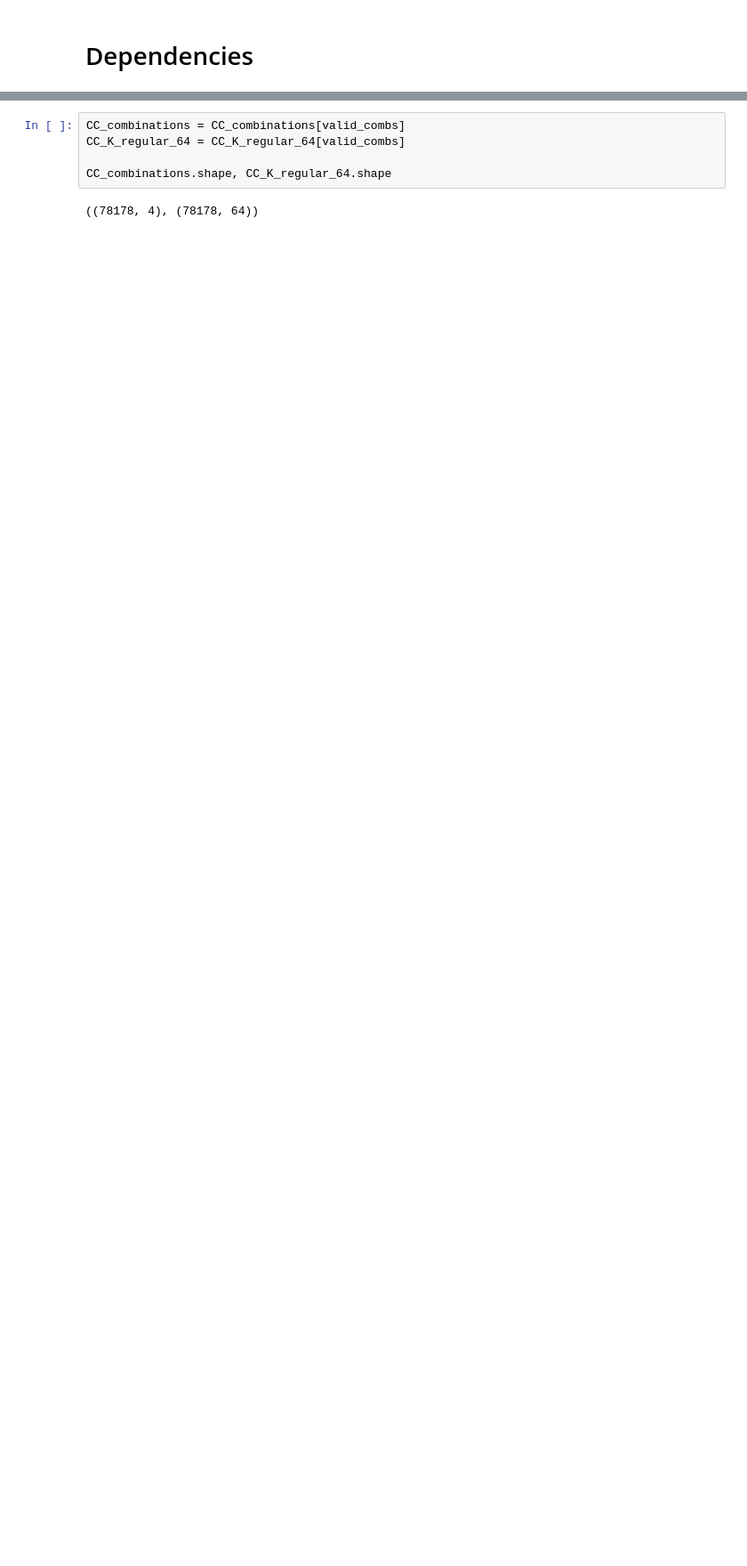
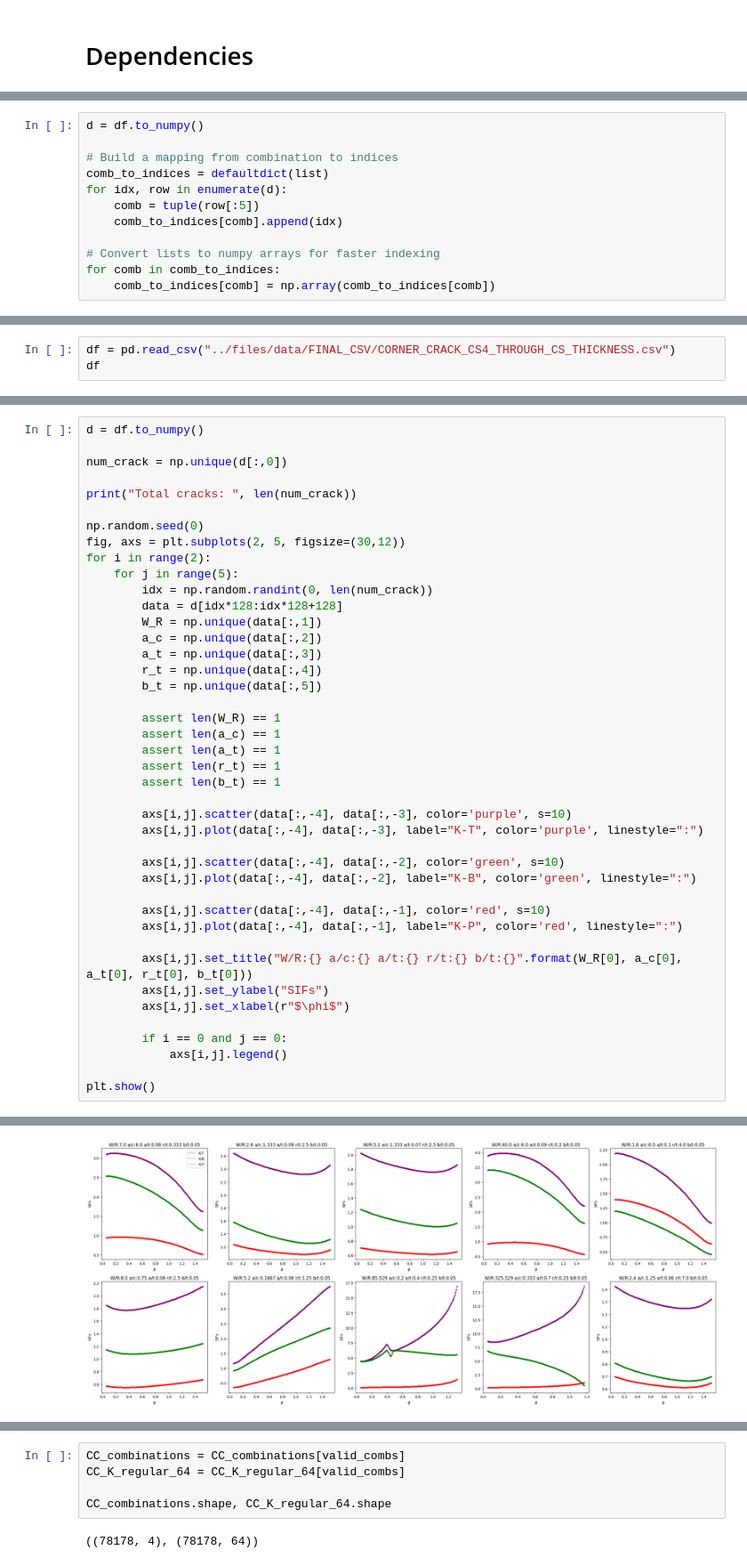
Before and after one commit to tgautam03/SIFBench, a Jupyter notebook: nb_final/Corner_Crack_CS4_Th.ipynb, the cells around one changed output, grey strips where cells are left out. Shown at 89% size. Cells and saved outputs as stored; diff of their text form; blank space fills up the shorter version.

```diff
--- a/nb_final/Corner_Crack_CS4_Th.ipynb
+++ b/nb_final/Corner_Crack_CS4_Th.ipynb
@@ -78,0 +75,12 @@ Different r/t values:  [ 0.1     0.111   0.125   0.1428  0.1667  0.2     0.25
+# %%
+d = df.to_numpy()
+
+# Build a mapping from combination to indices
+comb_to_indices = defaultdict(list)
+for idx, row in enumerate(d):
+    comb = tuple(row[:5])
+    comb_to_indices[comb].append(idx)
+
+# Convert lists to numpy arrays for faster indexing
+for comb in comb_to_indices:
+    comb_to_indices[comb] = np.array(comb_to_indices[comb])
@@ -78,0 +163,3 @@ Different r/t values:  [ 0.1     0.111   0.125   0.1428  0.1667  0.2     0.25
+# %%
+df = pd.read_csv("../files/data/FINAL_CSV/CORNER_CRACK_CS4_THROUGH_CS_THICKNESS.csv")
+df
@@ -78,0 +180,43 @@ Different r/t values:  [ 0.1     0.111   0.125   0.1428  0.1667  0.2     0.25
+# %%
+d = df.to_numpy()
+
+num_crack = np.unique(d[:,0])
+
+print("Total cracks: ", len(num_crack))
+
+np.random.seed(0)
+fig, axs = plt.subplots(2, 5, figsize=(30,12))
+for i in range(2):
+    for j in range(5):
+        idx = np.random.randint(0, len(num_crack))
+        data = d[idx*128:idx*128+128]
+        W_R = np.unique(data[:,1])
+        a_c = np.unique(data[:,2])
+        a_t = np.unique(data[:,3])
+        r_t = np.unique(data[:,4])
+        b_t = np.unique(data[:,5])
+
+        assert len(W_R) == 1
+        assert len(a_c) == 1
+        assert len(a_t) == 1
+        assert len(r_t) == 1
+        assert len(b_t) == 1
+
+        axs[i,j].scatter(data[:,-4], data[:,-3], color='purple', s=10)
+        axs[i,j].plot(data[:,-4], data[:,-3], label="K-T", color='purple', linestyle=":")
+
+        axs[i,j].scatter(data[:,-4], data[:,-2], color='green', s=10)
+        axs[i,j].plot(data[:,-4], data[:,-2], label="K-B", color='green', linestyle=":")
+
+        axs[i,j].scatter(data[:,-4], data[:,-1], color='red', s=10)
+        axs[i,j].plot(data[:,-4], data[:,-1], label="K-P", color='red', linestyle=":")
+
+        axs[i,j].set_title("W/R:{} a/c:{} a/t:{} r/t:{} b/t:{}".format(W_R[0], a_c[0], a_t[0], r_t[0], b_t[0]))
+        axs[i,j].set_ylabel("SIFs")
+        axs[i,j].set_xlabel(r"$\phi$")
+
+        if i == 0 and j == 0:
+            axs[i,j].legend()
+
+plt.show()
+# %% [output]
@@ -79,3 +224,4 @@ Different r/t values:  [ 0.1     0.111   0.125   0.1428  0.1667  0.2     0.25
+[figure, added]
 # %%
 d = df.to_numpy()
 
```
Also changed, not shown: parts of 9 cells of this notebook, 12 other files.
